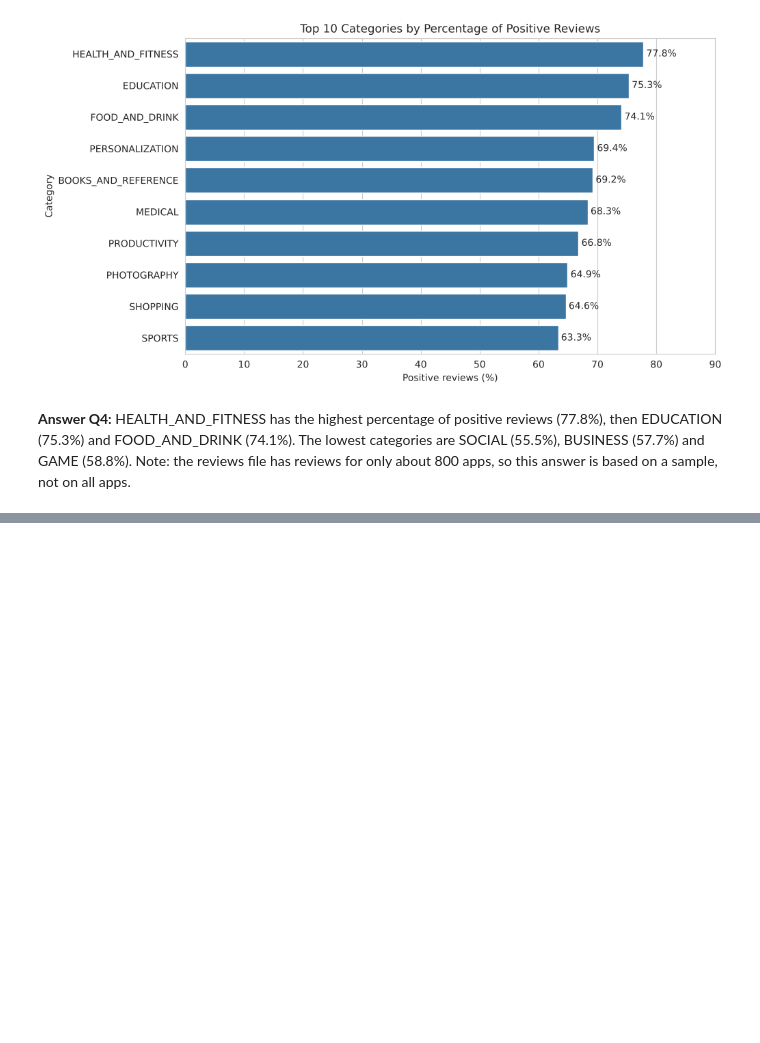
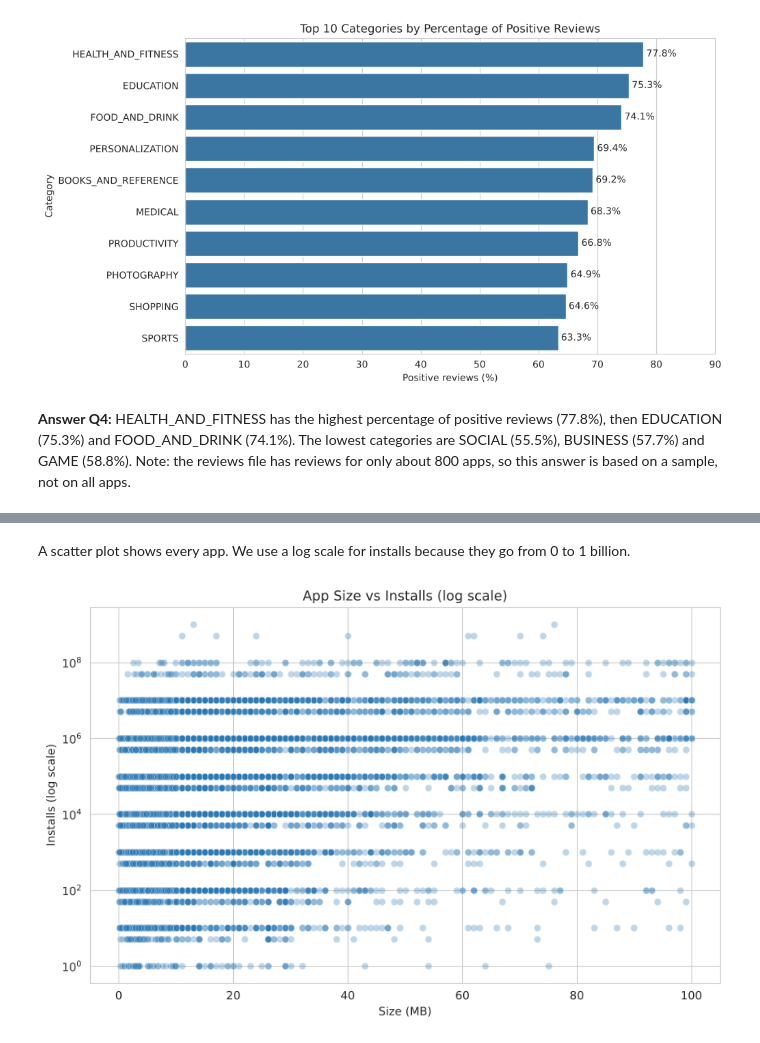
Before and after one commit to ahmed2sadeq/google-play-apps-analysis, a Jupyter notebook: project.ipynb, the cells around one changed output, grey strips where cells are left out. Saved outputs shown, nothing was run; the diff lists cells and outputs as text; code cells hidden in the pictures; blank space fills up the shorter version.

Commit message:
Answer Q5 with correlation and charts

```diff
--- a/project.ipynb
+++ b/project.ipynb
@@ -861,0 +896,12 @@ plt.show()
+# %% [markdown]
+A scatter plot shows every app. We use a log scale for installs because they go from 0 to 1 billion.
+# %%
+sns.scatterplot(data=df_apps, x='size_mb', y='installs', alpha=0.3, color=main_color)
+plt.yscale('log')
+plt.title('App Size vs Installs (log scale)')
+plt.xlabel('Size (MB)')
+plt.ylabel('Installs (log scale)')
+plt.savefig('images/08_q5_size_vs_installs.png', dpi=100, bbox_inches='tight')
+plt.show()
+# %% [output]
+[figure, added]
```
Also changed, not shown: parts of 9 cells of this notebook, 3 other files.
